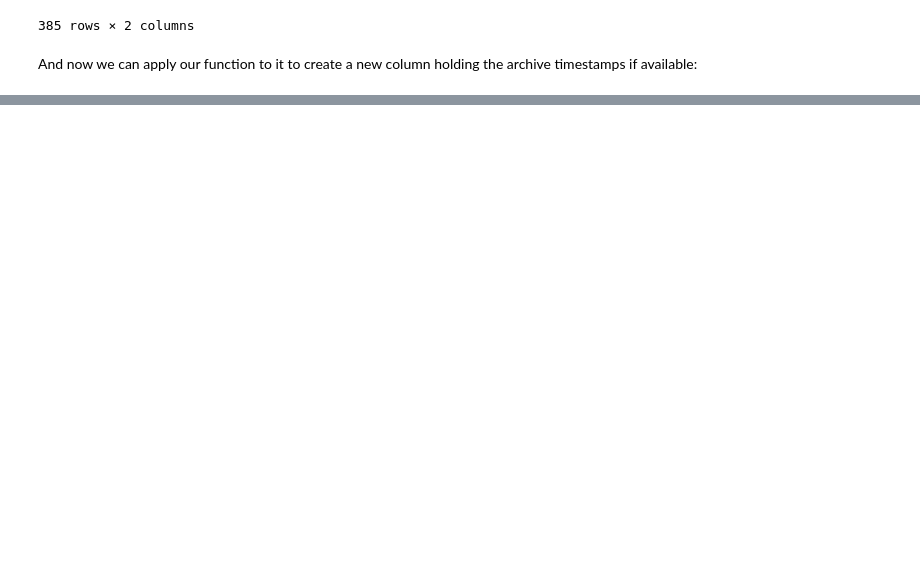
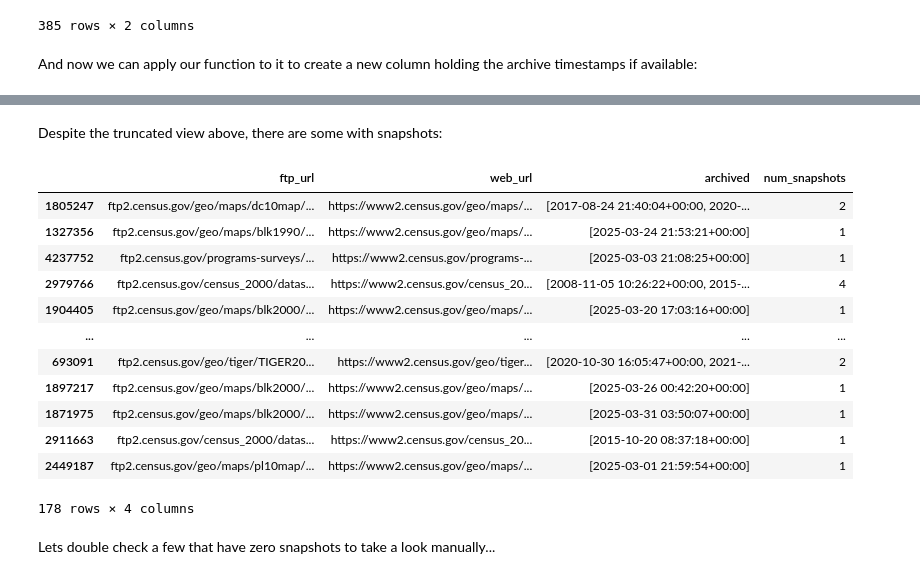
Before and after one commit to edsu/notebooks, a Jupyter notebook: CensusFTP.ipynb, the cells around one changed output, grey strips where cells are left out. Drawn from its saved outputs; the diff is of its cells as text; code cells hidden in the pictures; blank space fills up the shorter version.

```diff
--- a/CensusFTP.ipynb
+++ b/CensusFTP.ipynb
@@ -123,0 +181,20 @@ df['archived'] = df.web_url.apply(snapshots)
+# %% [markdown]
+Despite the truncated view above, there are some with snapshots:
+# %%
+sample[sample.num_snapshots > 0]
+# %% [output]
+|  | ftp_url | web_url | archived | num_snapshots |
+| 1805247 | ftp2.census.gov/geo/maps/dc10map/... | https://www2.census.gov/geo/maps/... | [2017-08-24 21:40:04+00:00, 2020-... | 2 |
+| 1327356 | ftp2.census.gov/geo/maps/blk1990/... | https://www2.census.gov/geo/maps/... | [2025-03-24 21:53:21+00:00] | 1 |
+| 4237752 | ftp2.census.gov/programs-surveys/... | https://www2.census.gov/programs-... | [2025-03-03 21:08:25+00:00] | 1 |
+| 2979766 | ftp2.census.gov/census_2000/datas... | https://www2.census.gov/census_20... | [2008-11-05 10:26:22+00:00, 2015-... | 4 |
+| 1904405 | ftp2.census.gov/geo/maps/blk2000/... | https://www2.census.gov/geo/maps/... | [2025-03-20 17:03:16+00:00] | 1 |
+| ... | ... | ... | ... | ... |
+| 693091 | ftp2.census.gov/geo/tiger/TIGER20... | https://www2.census.gov/geo/tiger... | [2020-10-30 16:05:47+00:00, 2021-... | 2 |
+| 1897217 | ftp2.census.gov/geo/maps/blk2000/... | https://www2.census.gov/geo/maps/... | [2025-03-26 00:42:20+00:00] | 1 |
+| 1871975 | ftp2.census.gov/geo/maps/blk2000/... | https://www2.census.gov/geo/maps/... | [2025-03-31 03:50:07+00:00] | 1 |
+| 2911663 | ftp2.census.gov/census_2000/datas... | https://www2.census.gov/census_20... | [2015-10-20 08:37:18+00:00] | 1 |
+| 2449187 | ftp2.census.gov/geo/maps/pl10map/... | https://www2.census.gov/geo/maps/... | [2025-03-01 21:59:54+00:00] | 1 |
+178 rows × 4 columns
+# %% [markdown]
+Lets double check a few that have zero snapshots to take a look manually...
```
Also changed, not shown: parts of 15 cells of this notebook.
